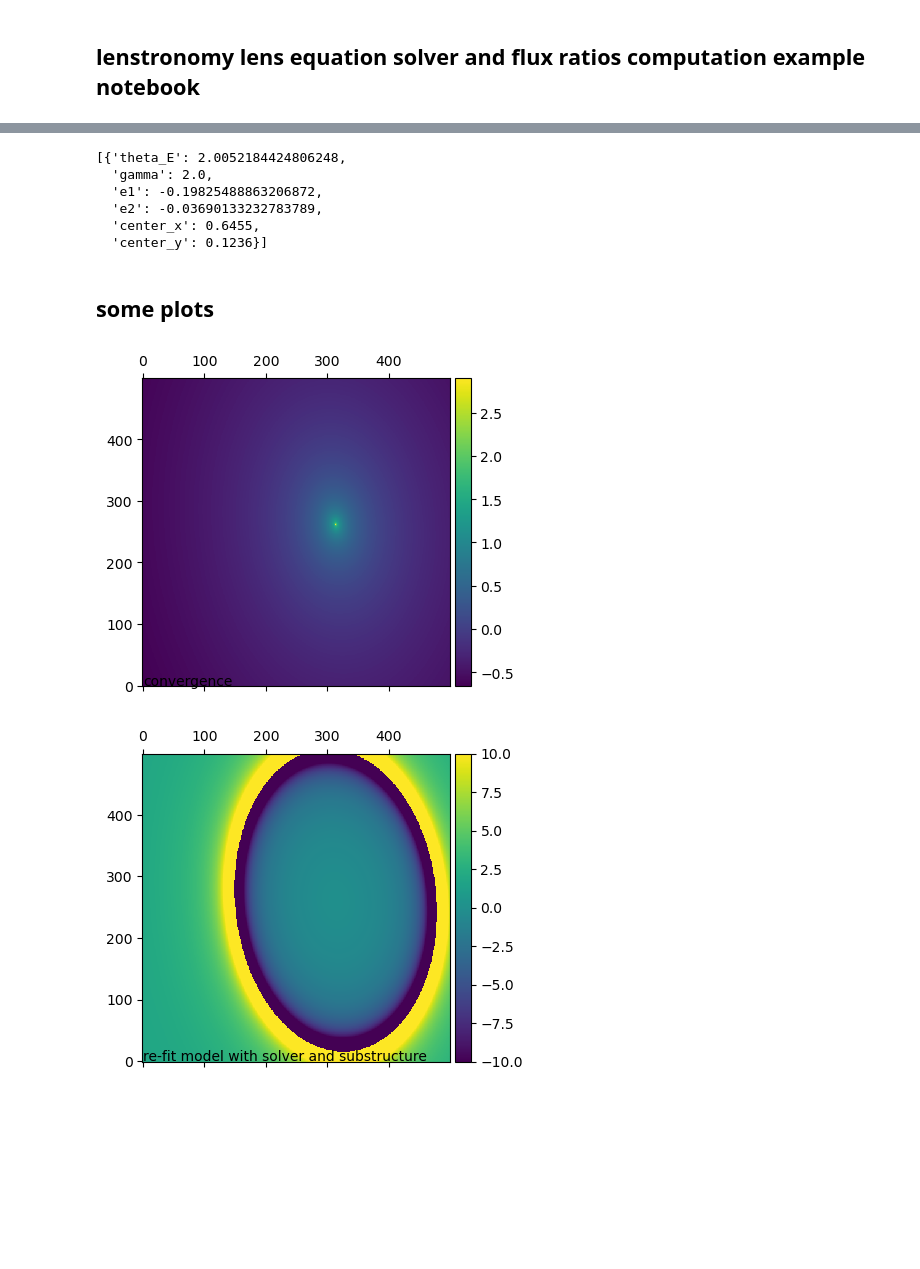
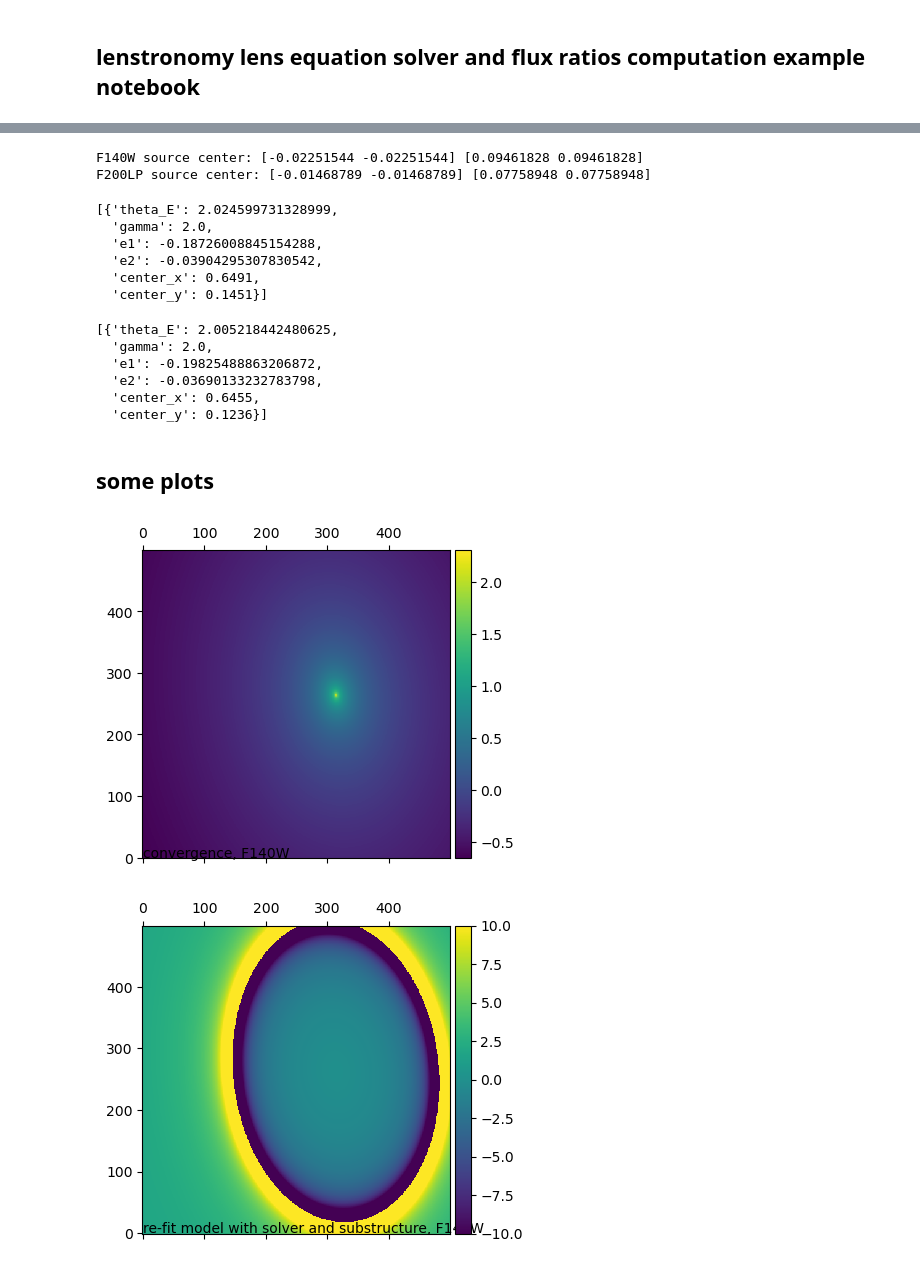
Before and after one commit to hskobe/lenstronomy_extensions, a Jupyter notebook: lenstronomy_extensions/Notebooks/lens_equation.ipynb, the cells around one changed output, grey strips where cells are left out. Saved outputs shown, nothing was run; the diff lists cells and outputs as text; code cells hidden in the pictures; blank space fills up the shorter version.

```diff
--- a/lenstronomy_extensions/Notebooks/lens_equation.ipynb
+++ b/lenstronomy_extensions/Notebooks/lens_equation.ipynb
@@ -26,0 +34,6 @@ solver2Point = Solver2Point(lensModel=lensModel, solver_type='THETA_E_ELLIPSE')
+# %%
+# x_image, y_image known values
+x_image_F140W = [2.1056694526151, -2.1446663684802947]
+y_image_F140W = [0.16656821131187893, -0.09666993968892257]
+
+print('F140W image positions: ', x_image_F140W)
@@ -36,9 +58,13 @@ image positions:  [2.097939804907363, -2.1223084092251288]
 # fit the same lens model parameterization to the 4 image positions (free SPEMD model)
 # the initial guess of the model can be rather different but 'gamma' has to be kept fixed
 # kwargs_lens_init = copy.deepcopy(kwargs_lens_list)
-# center_x, center_y = 0.6455, 0.1236
 # 'theta_E': 2.311432821867558, 'e1': -0.18785019961075974, 'e2': -0.12607809088893723
-kwargs_lens_init = [{'theta_E': 2.9, 'gamma': 2., 'e1': -0.19999967644529903, 'e2':  0.0258232185418328, 'center_x': 0.6455, 'center_y': 0.1236}]
+kwargs_lens_init_F140W = [{'theta_E': 2.129037341147402, 'gamma': 2., 'e1': -0.1581155373378608, 'e2': -0.10765765074677205, 'center_x': 0.6491, 'center_y': 0.1451}]
 
-kwargs_fit, precision = solver2Point.constraint_lensmodel(x_pos=x_image, y_pos=y_image,
-                                                          kwargs_list=kwargs_lens_init, xtol=1.49012e-10)
+kwargs_fit_F140W, precision_F140W = solver2Point.constraint_lensmodel(x_pos=x_image_F140W, y_pos=y_image_F140W,
+                                                          kwargs_list=kwargs_lens_init_F140W, xtol=1.49012e-10)
+
+kwargs_lens_init_F200LP = [{'theta_E': 2.1132025459004162, 'gamma': 2., 'e1': -0.19999967644529903, 'e2':  0.0258232185418328, 'center_x': 0.6455, 'center_y': 0.1236}]
+
+kwargs_fit_F200LP, precision_F200LP = solver2Point.constraint_lensmodel(x_pos=x_image_F200LP, y_pos=y_image_F200LP,
+                                                          kwargs_list=kwargs_lens_init_F200LP, xtol=1.49012e-10)
@@ -50,12 +71,30 @@ print(x_source_new, y_source_new)
-# %%
-kwargs_fit
-# %% [output]
-[{'theta_E': 2.0052184424806248,
-  'gamma': 2.0,
-  'e1': -0.19825488863206872,
-  'e2': -0.03690133232783789,
-  'center_x': 0.6455,
-  'center_y': 0.1236}]
+# %%
+x_source_new_F140W, y_source_new_F140W = lensModel.ray_shooting(x_image_F140W, y_image_F140W, kwargs_fit_F140W)
+print('F140W source center:', x_source_new_F140W, y_source_new_F140W)
+
+x_source_new_F200LP, y_source_new_F200LP = lensModel.ray_shooting(x_image_F200LP, y_image_F200LP, kwargs_fit_F200LP)
+print('F200LP source center:', x_source_new_F200LP, y_source_new_F200LP)
+# %% [output]
+F140W source center: [-0.02251544 -0.02251544] [0.09461828 0.09461828]
+F200LP source center: [-0.01468789 -0.01468789] [0.07758948 0.07758948]
+# %%
+kwargs_fit_F140W
+# %% [output]
+[{'theta_E': 2.024599731328999,
+  'gamma': 2.0,
+  'e1': -0.18726008845154288,
+  'e2': -0.03904295307830542,
+  'center_x': 0.6491,
+  'center_y': 0.1451}]
+# %%
+kwargs_fit_F200LP
+# %% [output]
+[{'theta_E': 2.005218442480625,
+  'gamma': 2.0,
+  'e1': -0.19825488863206872,
+  'e2': -0.03690133232783798,
+  'center_x': 0.6455,
+  'center_y': 0.1236}]
 # %% [markdown]
 ## some plots
 # %%
@@ -68,7 +107,7 @@ x_grid, y_grid = util.make_grid(numPix=500, deltapix=0.01)
 
 # plot convergence
 
-kappa_grid = lensModel.kappa(x_grid, y_grid, kwargs_fit)
+kappa_grid = lensModel.kappa(x_grid, y_grid, kwargs_fit_F140W)
 kappa2d_fit = util.array2image(kappa_grid)
 
 
@@ -77,37 +116,37 @@ f, axes = plt.subplots(1, 1, figsize=(12, 4), sharex=False, sharey=False)
 
 ax = axes
 im = ax.matshow(np.log10(kappa2d_fit), origin='lower')
-ax.text(1, 1, 'convergence')
+ax.text(1, 1, 'convergence, F140W')
 ax.autoscale(False)
 divider = make_axes_locatable(ax)
 cax = divider.append_axes("right", size="5%", pad=0.05)
 plt.colorbar(im, cax=cax)
 
 plt.show()
 
 # plot magnification
 
-mag_grid = lensModel.magnification(x_grid, y_grid, kwargs_fit)
+mag_grid = lensModel.magnification(x_grid, y_grid, kwargs_fit_F140W)
 mag2d_fit = util.array2image(mag_grid)
 
 
 import matplotlib.pyplot as plt
 %matplotlib inline
 from mpl_toolkits.axes_grid1 import AxesGrid, make_axes_locatable
 
 f, axes = plt.subplots(1, 1, figsize=(12, 4), sharex=False, sharey=False)
 
 
 ax = axes
 im = ax.matshow(mag2d_fit, origin='lower', vmin=-10, vmax=10)
-ax.text(1, 1, 're-fit model with solver and substructure')
+ax.text(1, 1, 're-fit model with solver and substructure, F140W')
 ax.autoscale(False)
 divider = make_axes_locatable(ax)
 cax = divider.append_axes("right", size="5%", pad=0.05)
 plt.colorbar(im, cax=cax)
 
 
 plt.show()
 # %% [output]
-[figure, old version]
+[figure, new version]
-[figure, old version]
+[figure, new version]
```
Also changed, not shown: parts of 6 cells of this notebook.
